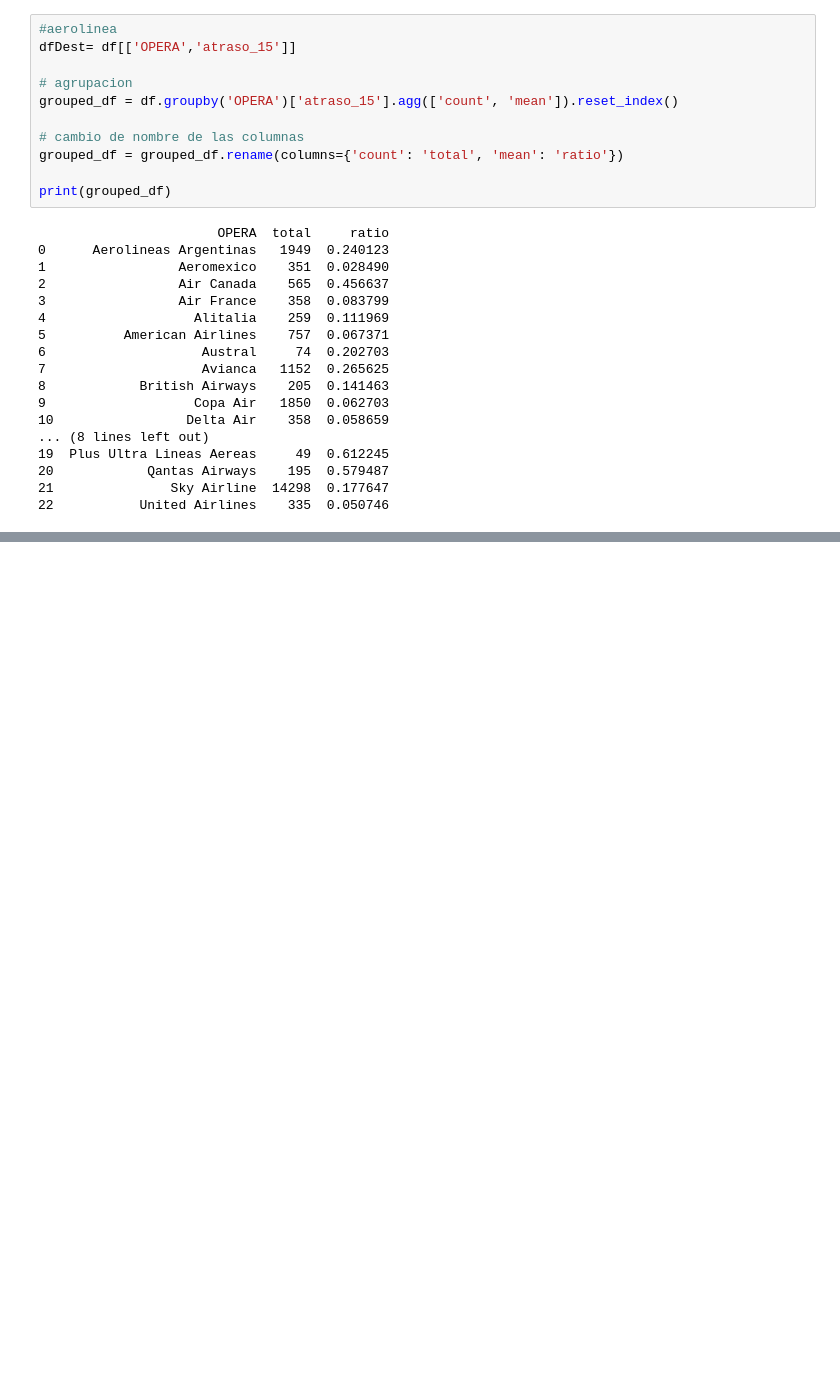
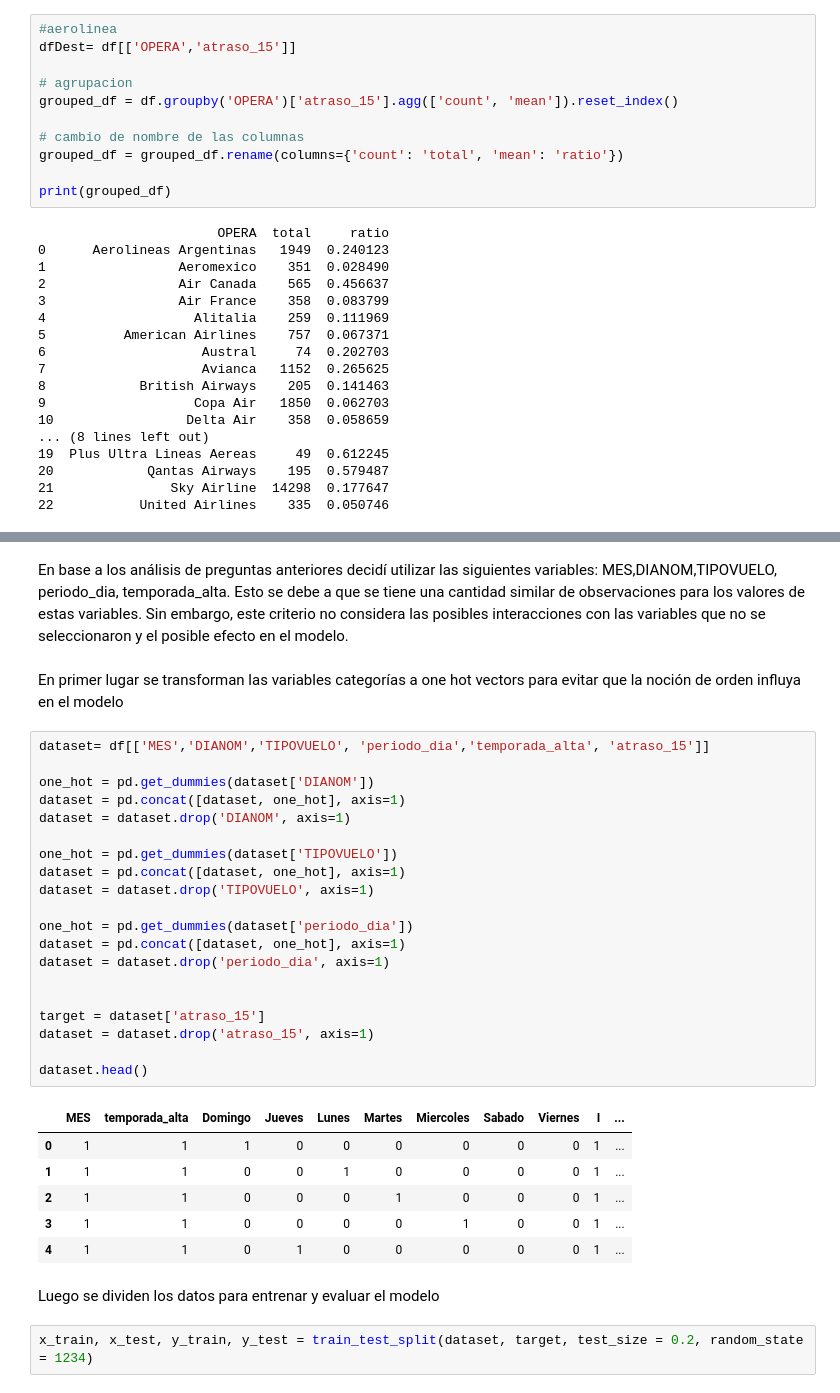
Before and after one commit to DanielATV/ChallengeLATAM, a Jupyter notebook: solution.ipynb, the cells around one changed output, grey strips where cells are left out. Cells and saved outputs as stored; diff of their text form; blank space fills up the shorter version.

```diff
--- a/solution.ipynb
+++ b/solution.ipynb
@@ -653,0 +680,35 @@ Antes del análisis esperaba que la aerolínea y el destino fueran variables pot
+# %% [markdown]
+En base a los análisis de preguntas anteriores decidí utilizar las siguientes variables: MES,DIANOM,TIPOVUELO, periodo_dia, temporada_alta. Esto se debe a que se tiene una cantidad similar de observaciones para los valores de estas variables. Sin embargo, este criterio no considera las posibles interacciones con las variables que no se seleccionaron y el posible efecto en el modelo.
+# %% [markdown]
+En primer lugar se transforman las variables categorías a one hot vectors para evitar que la noción de orden influya en el modelo
+# %%
+dataset= df[['MES','DIANOM','TIPOVUELO', 'periodo_dia','temporada_alta', 'atraso_15']]
+
+one_hot = pd.get_dummies(dataset['DIANOM'])
+dataset = pd.concat([dataset, one_hot], axis=1)
+dataset = dataset.drop('DIANOM', axis=1)
+
+one_hot = pd.get_dummies(dataset['TIPOVUELO'])
+dataset = pd.concat([dataset, one_hot], axis=1)
+dataset = dataset.drop('TIPOVUELO', axis=1)
+
+one_hot = pd.get_dummies(dataset['periodo_dia'])
+dataset = pd.concat([dataset, one_hot], axis=1)
+dataset = dataset.drop('periodo_dia', axis=1)
+
+
+target = dataset['atraso_15']
+dataset = dataset.drop('atraso_15', axis=1)
+
+dataset.head()
+# %% [output]
+|  | MES | temporada_alta | Domingo | Jueves | Lunes | Martes | Miercoles | Sabado | Viernes | I | ... |
+| 0 | 1 | 1 | 1 | 0 | 0 | 0 | 0 | 0 | 0 | 1 | ... |
+| 1 | 1 | 1 | 0 | 0 | 1 | 0 | 0 | 0 | 0 | 1 | ... |
+| 2 | 1 | 1 | 0 | 0 | 0 | 1 | 0 | 0 | 0 | 1 | ... |
+| 3 | 1 | 1 | 0 | 0 | 0 | 0 | 1 | 0 | 0 | 1 | ... |
+| 4 | 1 | 1 | 0 | 1 | 0 | 0 | 0 | 0 | 0 | 1 | ... |
+# %% [markdown]
+Luego se dividen los datos para entrenar y evaluar el modelo
+# %%
+x_train, x_test, y_train, y_test = train_test_split(dataset, target, test_size = 0.2, random_state = 1234)
```
Also changed, not shown: parts of 52 cells of this notebook.
